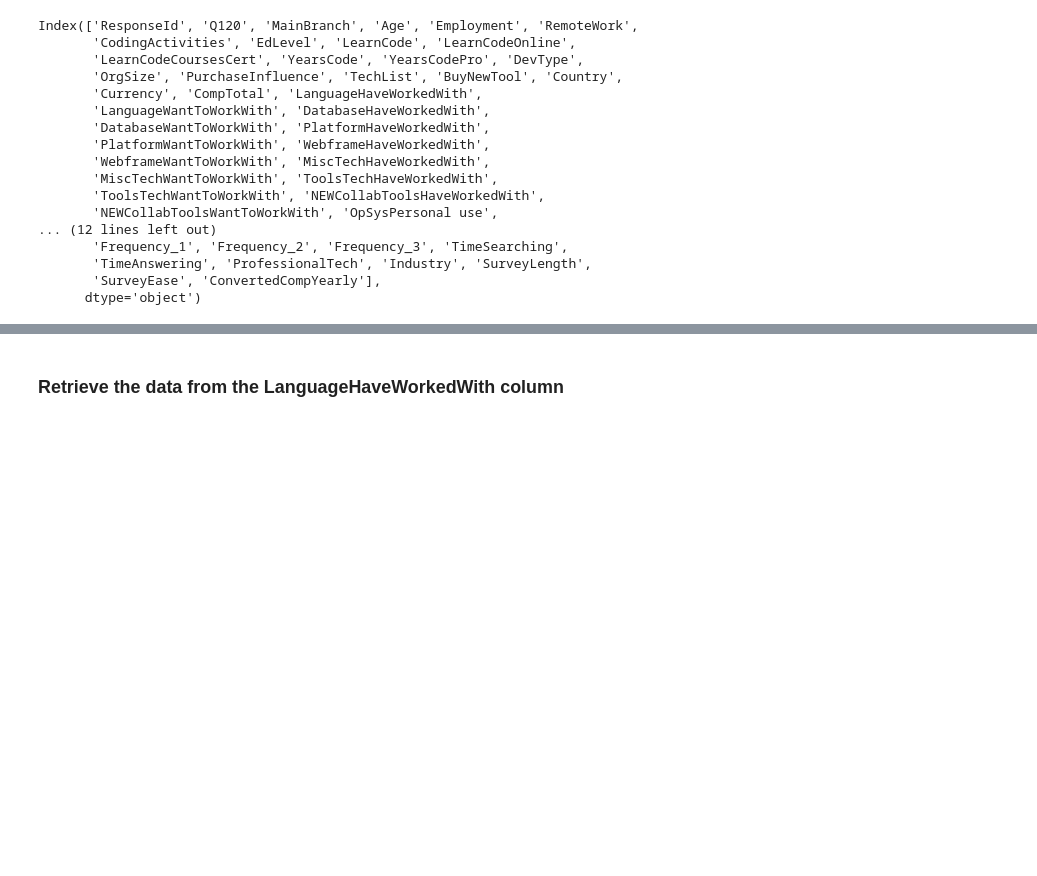
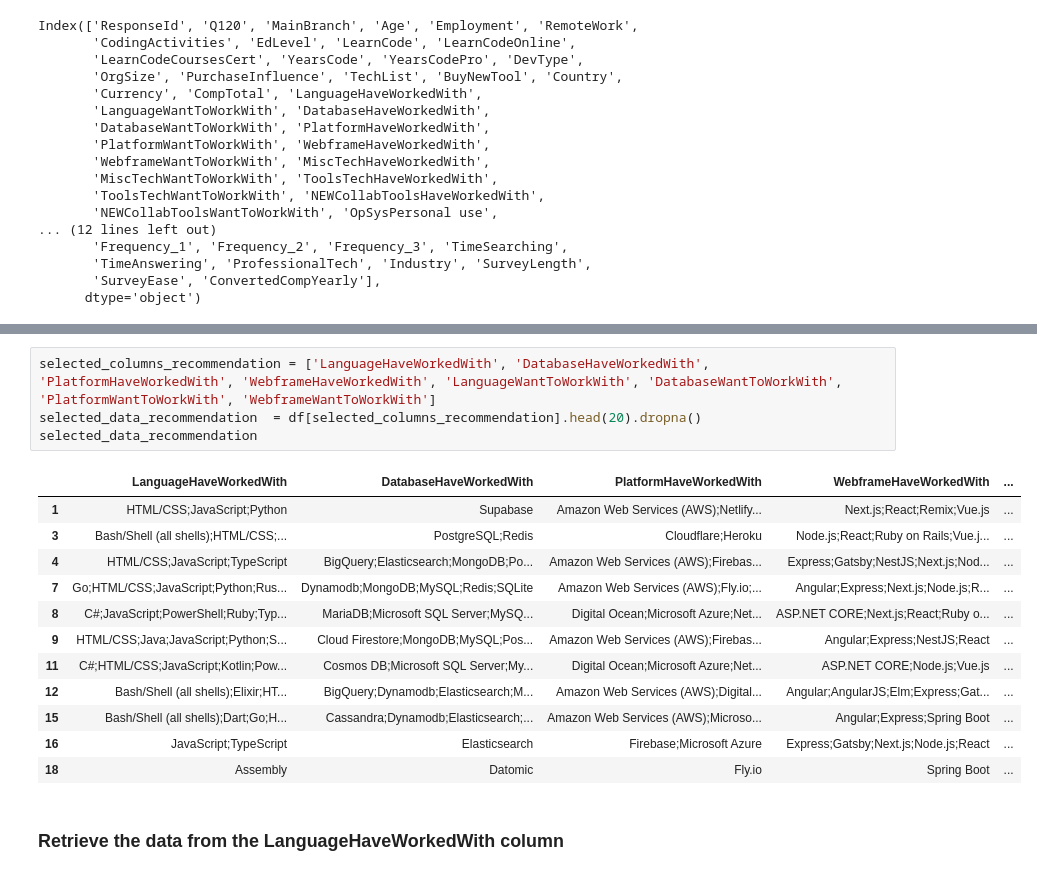
Before and after one commit to zhangtienyong/bad-project-ai-powered-predict-code-pay, a Jupyter notebook: machine-learning-models/skillset.ipynb, the cells around one changed output, grey strips where cells are left out. Cells and saved outputs as stored; diff of their text form; blank space fills up the shorter version.

```diff
--- a/machine-learning-models/skillset.ipynb
+++ b/machine-learning-models/skillset.ipynb
@@ -35,3 +57,20 @@ Index(['ResponseId', 'Q120', 'MainBranch', 'Age', 'Employment', 'RemoteWork',
+# %%
+selected_columns_recommendation = ['LanguageHaveWorkedWith', 'DatabaseHaveWorkedWith', 'PlatformHaveWorkedWith', 'WebframeHaveWorkedWith', 'LanguageWantToWorkWith', 'DatabaseWantToWorkWith', 'PlatformWantToWorkWith', 'WebframeWantToWorkWith']
+selected_data_recommendation  = df[selected_columns_recommendation].head(20).dropna()
+selected_data_recommendation
+# %% [output]
+|  | LanguageHaveWorkedWith | DatabaseHaveWorkedWith | PlatformHaveWorkedWith | WebframeHaveWorkedWith | ... |
+| 1 | HTML/CSS;JavaScript;Python | Supabase | Amazon Web Services (AWS);Netlify... | Next.js;React;Remix;Vue.js | ... |
+| 3 | Bash/Shell (all shells);HTML/CSS;... | PostgreSQL;Redis | Cloudflare;Heroku | Node.js;React;Ruby on Rails;Vue.j... | ... |
+| 4 | HTML/CSS;JavaScript;TypeScript | BigQuery;Elasticsearch;MongoDB;Po... | Amazon Web Services (AWS);Firebas... | Express;Gatsby;NestJS;Next.js;Nod... | ... |
+| 7 | Go;HTML/CSS;JavaScript;Python;Rus... | Dynamodb;MongoDB;MySQL;Redis;SQLite | Amazon Web Services (AWS);Fly.io;... | Angular;Express;Next.js;Node.js;R... | ... |
+| 8 | C#;JavaScript;PowerShell;Ruby;Typ... | MariaDB;Microsoft SQL Server;MySQ... | Digital Ocean;Microsoft Azure;Net... | ASP.NET CORE;Next.js;React;Ruby o... | ... |
+| 9 | HTML/CSS;Java;JavaScript;Python;S... | Cloud Firestore;MongoDB;MySQL;Pos... | Amazon Web Services (AWS);Firebas... | Angular;Express;NestJS;React | ... |
+| 11 | C#;HTML/CSS;JavaScript;Kotlin;Pow... | Cosmos DB;Microsoft SQL Server;My... | Digital Ocean;Microsoft Azure;Net... | ASP.NET CORE;Node.js;Vue.js | ... |
+| 12 | Bash/Shell (all shells);Elixir;HT... | BigQuery;Dynamodb;Elasticsearch;M... | Amazon Web Services (AWS);Digital... | Angular;AngularJS;Elm;Express;Gat... | ... |
+| 15 | Bash/Shell (all shells);Dart;Go;H... | Cassandra;Dynamodb;Elasticsearch;... | Amazon Web Services (AWS);Microso... | Angular;Express;Spring Boot | ... |
+| 16 | JavaScript;TypeScript | Elasticsearch | Firebase;Microsoft Azure | Express;Gatsby;Next.js;Node.js;React | ... |
+| 18 | Assembly | Datomic | Fly.io | Spring Boot | ... |
 # %% [markdown]
 ### Retrieve the data from the LanguageHaveWorkedWith column
 # %%
```
Also changed, not shown: parts of 3 cells of this notebook, 3 other files.
